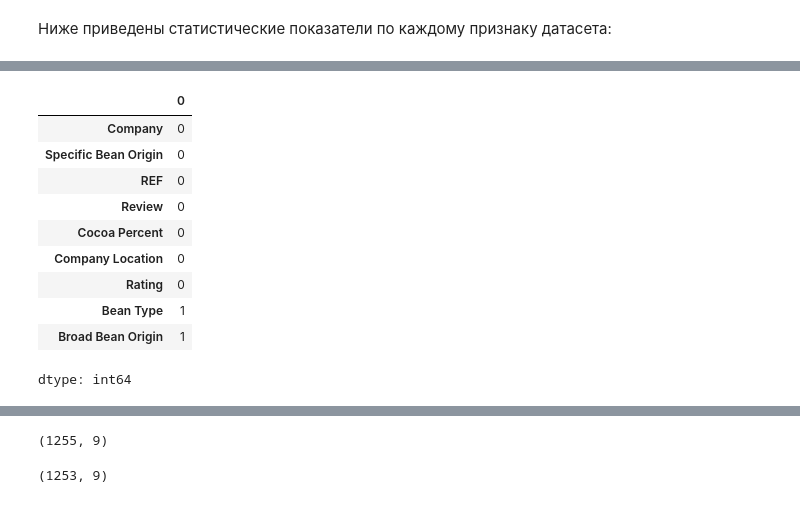
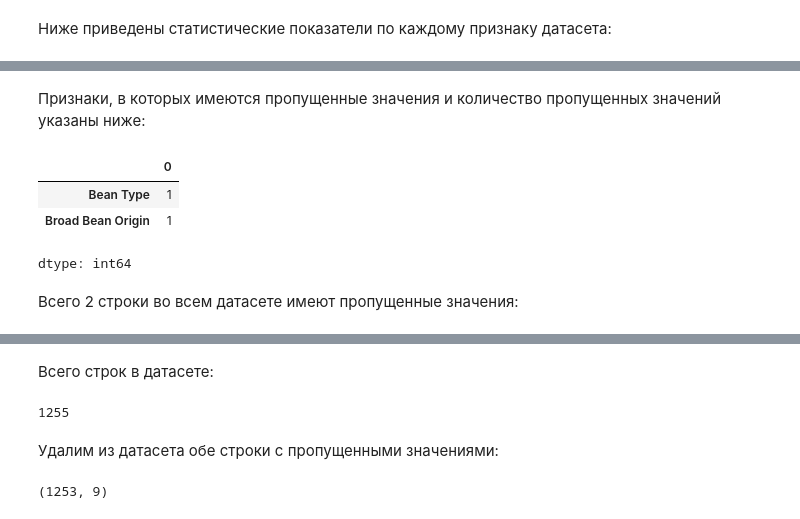
Before and after one commit to PolyakovMA/chocolate-review, a Jupyter notebook: Chocolate_reviews.ipynb, the cells around one changed output, grey strips where cells are left out. Cells and saved outputs as stored; diff of their text form; code cells hidden in the pictures.

```diff
--- a/Chocolate_reviews.ipynb
+++ b/Chocolate_reviews.ipynb
@@ -79,20 +79,17 @@ X_train.describe(include='all')
 | 50% | NaN | NaN | 1077.000000 | 2013.000000 | NaN | NaN | 3.250000 | NaN | ... |
 | 75% | NaN | NaN | 1514.000000 | 2015.000000 | NaN | NaN | 3.500000 | NaN | ... |
 | max | NaN | NaN | 1952.000000 | 2017.000000 | NaN | NaN | 5.000000 | NaN | ... |
+# %% [markdown]
+Признаки, в которых имеются пропущенные значения и количество пропущенных значений указаны ниже:
 # %%
-X_train.isna().sum()
+X_train.isna().sum()[X_train.isna().sum() > 0]
 # %% [output]
 |  | 0 |
-| Company | 0 |
-| Specific Bean Origin | 0 |
-| REF | 0 |
-| Review | 0 |
-| Cocoa Percent | 0 |
-| Company Location | 0 |
-| Rating | 0 |
 | Bean Type | 1 |
 | Broad Bean Origin | 1 |
 dtype: int64
+# %% [markdown]
+Всего 2 строки во всем датасете имеют пропущенные значения:
 # %%
 X_train.loc[   (X_train['Bean Type'].isna())   |
                 (X_train['Broad Bean Origin'].isna())
@@ -101,10 +98,14 @@ X_train.loc[   (X_train['Bean Type'].isna())   |
 |  | Company | Specific Bean Origin | REF | Review | Cocoa Percent | Company Location | Rating | Bean Type | ... |
 | 697 | Mast Brothers | Madagascar | 999 | 2012 | 72% | U.S.A. | 2.5 | Trinitario | ... |
 | 1058 | Soma | Three Amigos(Chuao, Wild Bolivia,... | 676 | 2011 | 70% | Canada | 4.0 | NaN | ... |
+# %% [markdown]
+Всего строк в датасете:
 # %%
-X_train.shape
+X_train.shape[0]
 # %% [output]
-(1255, 9)
+1255
+# %% [markdown]
+Удалим из датасета обе строки с пропущенными значениями:
 # %%
 X_train = X_train.dropna()
 X_train.shape
```
Also changed, not shown: parts of 2 cells of this notebook.
